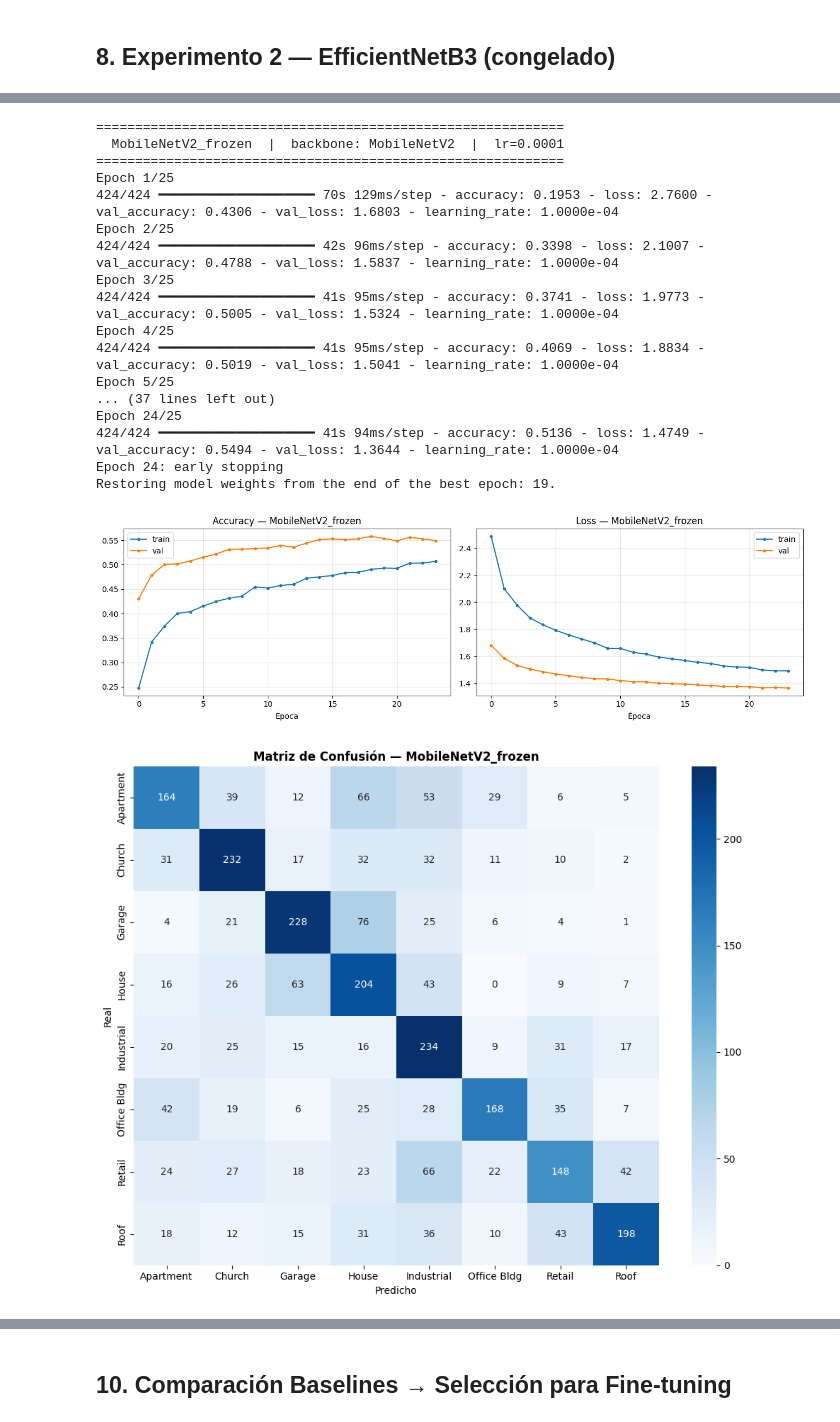
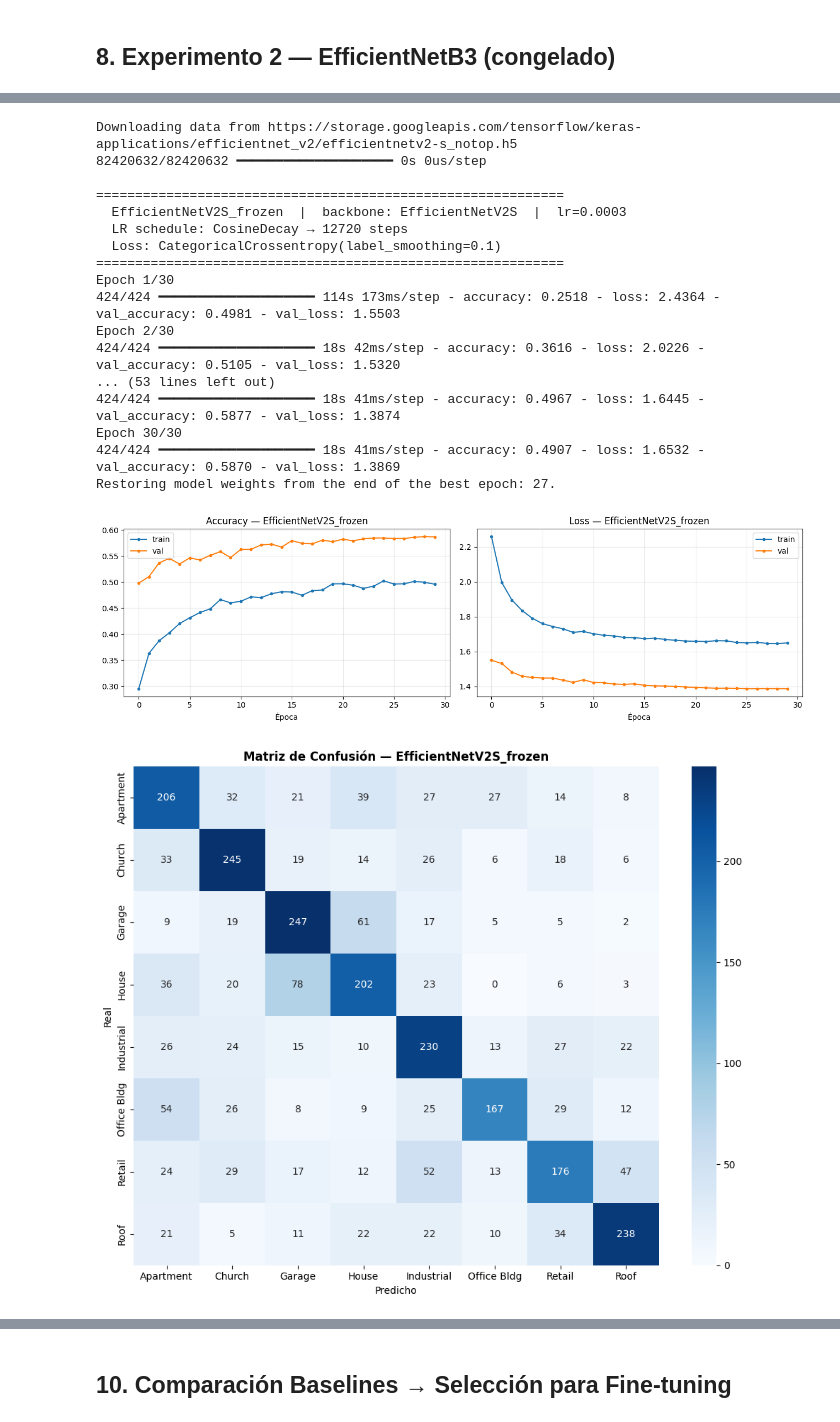
Before and after one commit to marlon-alvarez/clasificador_edificios, a Jupyter notebook: model/train_model.ipynb, the cells around one changed output, grey strips where cells are left out. Cells and saved outputs as stored; diff of their text form; code cells hidden in the pictures.

```diff
--- a/model/train_model.ipynb
+++ b/model/train_model.ipynb
@@ -701,28 +788,28 @@ EfficientNetB3 (frozen) — Test accuracy: 55.65%
 # %%
-model_mobilenet, hist_mobilenet, acc_mobilenet, rid_mobilenet = run_experiment(
-    run_name     = "MobileNetV2_frozen",
-    backbone_name= "MobileNetV2",
+model_effnetv2s, hist_effnetv2s, acc_effnetv2s, rid_effnetv2s = run_experiment(
+    run_name     = "EfficientNetV2S_frozen",
+    backbone_name= "EfficientNetV2S",
     epochs       = INITIAL_EPOCHS,
     lr           = INITIAL_LR,
 )
-print(f"MobileNetV2 (frozen) — Test accuracy: {acc_mobilenet*100:.2f}%")
+print(f"EfficientNetV2S (frozen) — Test accuracy: {acc_effnetv2s*100:.2f}%")
 # %% [output]
+Downloading data from https://storage.googleapis.com/tensorflow/keras-applications/efficientnet_v2/efficientnetv2-s_notop.h5
+82420632/82420632 ━━━━━━━━━━━━━━━━━━━━ 0s 0us/step
+
 ============================================================
-  MobileNetV2_frozen  |  backbone: MobileNetV2  |  lr=0.0001
+  EfficientNetV2S_frozen  |  backbone: EfficientNetV2S  |  lr=0.0003
+  LR schedule: CosineDecay → 12720 steps
+  Loss: CategoricalCrossentropy(label_smoothing=0.1)
 ============================================================
-Epoch 1/25
-424/424 ━━━━━━━━━━━━━━━━━━━━ 70s 129ms/step - accuracy: 0.1953 - loss: 2.7600 - val_accuracy: 0.4306 - val_loss: 1.6803 - learning_rate: 1.0000e-04
-Epoch 2/25
-424/424 ━━━━━━━━━━━━━━━━━━━━ 42s 96ms/step - accuracy: 0.3398 - loss: 2.1007 - val_accuracy: 0.4788 - val_loss: 1.5837 - learning_rate: 1.0000e-04
-Epoch 3/25
-424/424 ━━━━━━━━━━━━━━━━━━━━ 41s 95ms/step - accuracy: 0.3741 - loss: 1.9773 - val_accuracy: 0.5005 - val_loss: 1.5324 - learning_rate: 1.0000e-04
-Epoch 4/25
-424/424 ━━━━━━━━━━━━━━━━━━━━ 41s 95ms/step - accuracy: 0.4069 - loss: 1.8834 - val_accuracy: 0.5019 - val_loss: 1.5041 - learning_rate: 1.0000e-04
-Epoch 5/25
-... (37 lines left out)
-Epoch 24/25
-424/424 ━━━━━━━━━━━━━━━━━━━━ 41s 94ms/step - accuracy: 0.5136 - loss: 1.4749 - val_accuracy: 0.5494 - val_loss: 1.3644 - learning_rate: 1.0000e-04
-Epoch 24: early stopping
-Restoring model weights from the end of the best epoch: 19.
+Epoch 1/30
+424/424 ━━━━━━━━━━━━━━━━━━━━ 114s 173ms/step - accuracy: 0.2518 - loss: 2.4364 - val_accuracy: 0.4981 - val_loss: 1.5503
+Epoch 2/30
+424/424 ━━━━━━━━━━━━━━━━━━━━ 18s 42ms/step - accuracy: 0.3616 - loss: 2.0226 - val_accuracy: 0.5105 - val_loss: 1.5320
+... (53 lines left out)
+424/424 ━━━━━━━━━━━━━━━━━━━━ 18s 41ms/step - accuracy: 0.4967 - loss: 1.6445 - val_accuracy: 0.5877 - val_loss: 1.3874
+Epoch 30/30
+424/424 ━━━━━━━━━━━━━━━━━━━━ 18s 41ms/step - accuracy: 0.4907 - loss: 1.6532 - val_accuracy: 0.5870 - val_loss: 1.3869
+Restoring model weights from the end of the best epoch: 27.
-[figure, old version]
+[figure, new version]
-[figure, old version]
+[figure, new version]
```
Also changed, not shown: parts of 16 cells of this notebook.
